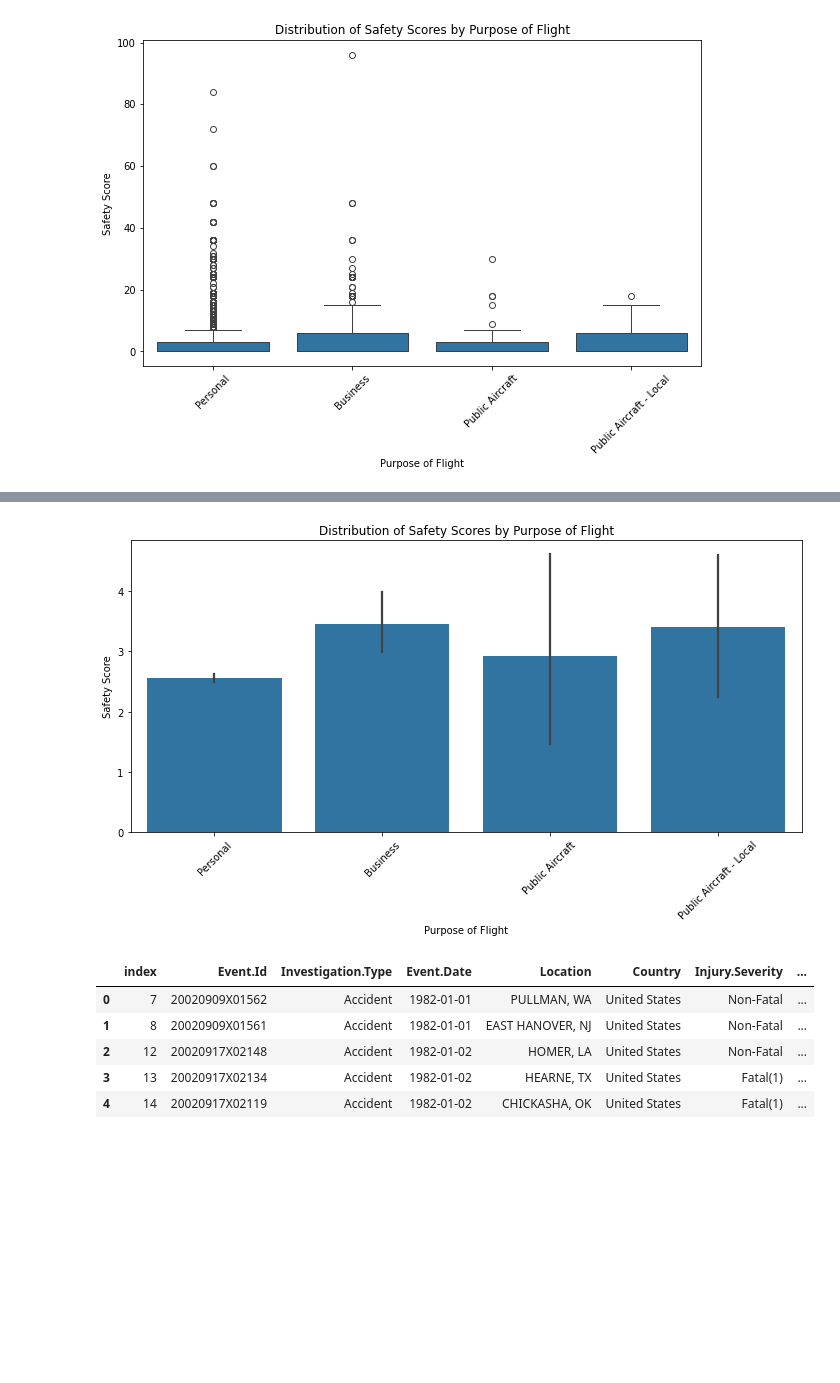
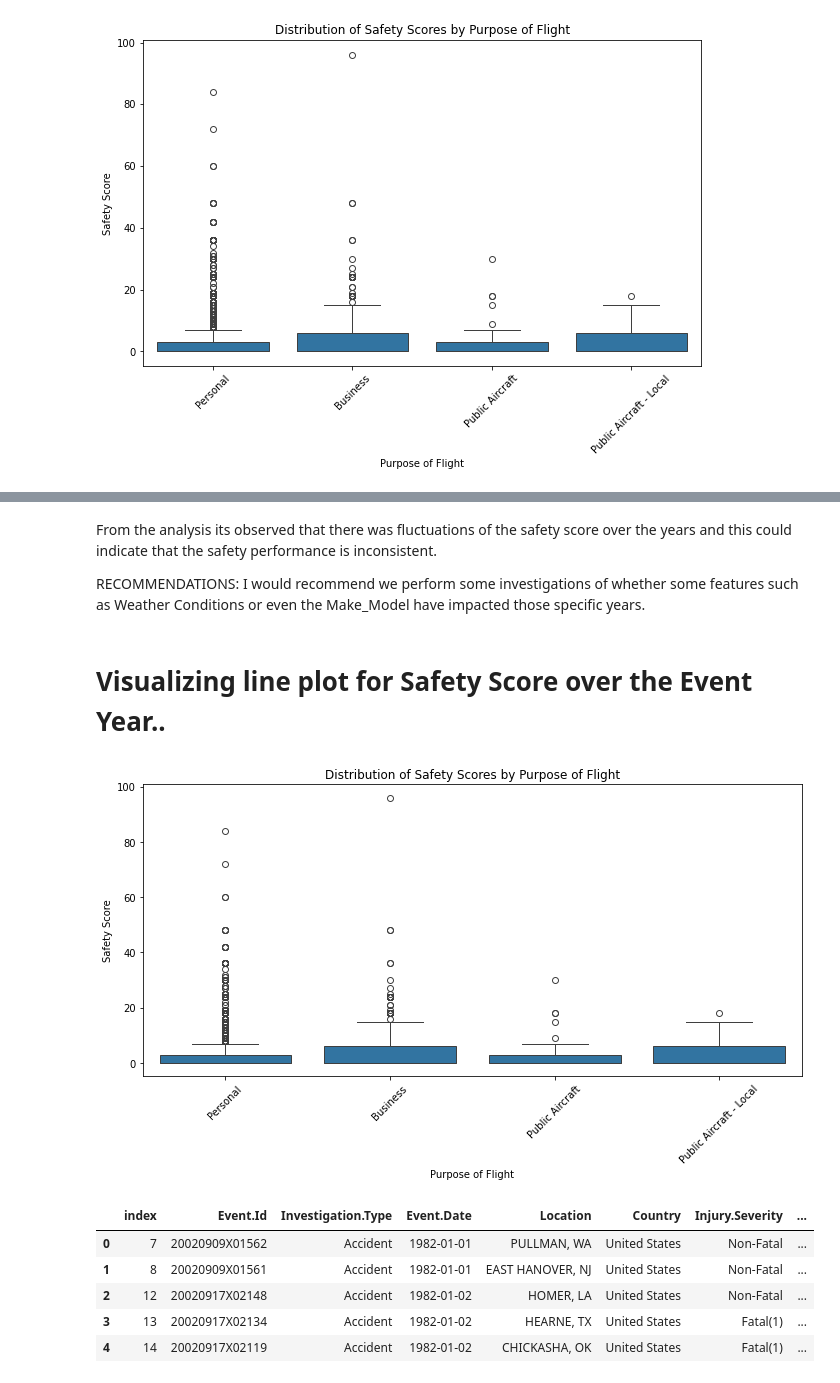
Before and after one commit to mikabenson/phase_1.project, a Jupyter notebook: student1.ipynb, the cells around one changed output, grey strips where cells are left out. Cells and saved outputs as stored; diff of their text form; code cells hidden in the pictures; blank space fills up the shorter version.

```diff
--- a/student1.ipynb
+++ b/student1.ipynb
@@ -1000,18 +1088,25 @@ plt.show()
+# %% [markdown]
+From the analysis its observed that there was fluctuations of the safety score over the years and this could indicate that the safety performance is inconsistent.
+
+RECOMMENDATIONS:
+I would recommend we perform some investigations of whether some features such as Weather Conditions or even the Make_Model have impacted those specific years.
+# %% [markdown]
+# Visualizing line plot for Safety Score over the Event Year..
 # %%
 # Creating a box plot
 plt.figure(figsize=(10, 6))
-sns.barplot(x='Purpose.of.flight', y='Safety_Score', data = df4)
+sns.boxplot(x='Purpose.of.flight', y='Safety_Score', data = df4)
 
 # Customize the plot
 plt.title('Distribution of Safety Scores by Purpose of Flight')
 plt.xlabel('Purpose of Flight')
 plt.ylabel('Safety Score')
 plt.xticks(rotation=45)# Rotate x-axis labels if needed
 plt.tight_layout()
 # Show the plot
 plt.show()
 # %% [output]
-[figure, old version]
+[figure, new version]
 # %%
 df5 = df4.copy()
 # %%
```
Also changed, not shown: parts of 22 cells of this notebook, 5 other files.
